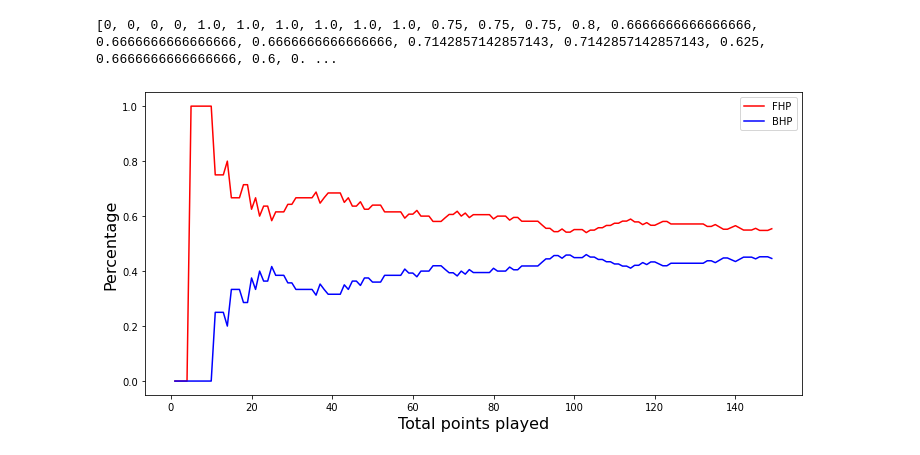
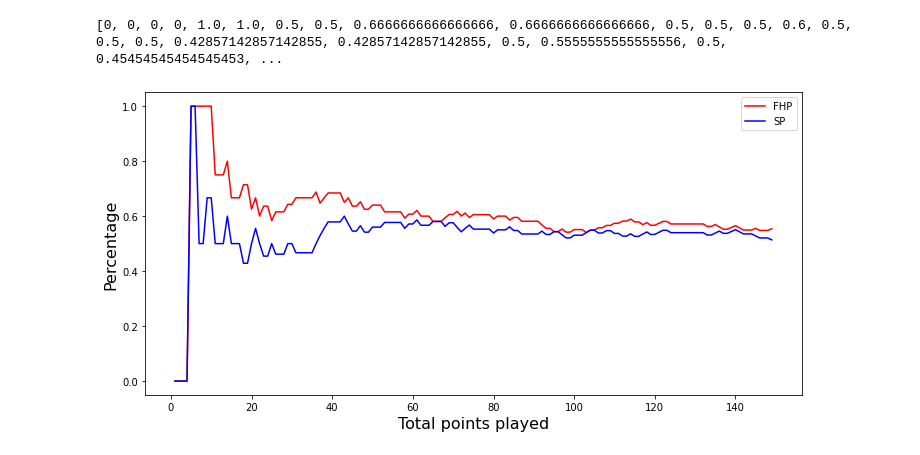
Before and after one commit to schiang28/Rouse, a Jupyter notebook: time series.ipynb, the cells around one changed output. Saved outputs shown, nothing was run; the diff lists cells and outputs as text; code cells hidden in the pictures.

Commit message:
SP plot

```diff
--- a/time series.ipynb
+++ b/time series.ipynb
@@ -175,40 +193,41 @@ for p in range(len(data)):
         else:
             fhp_percentages.append(0)
 
-print(fhp_percentages)
-total_points_played = list(range(1,len(fhp_percentages)+1))
+#print(fhp_percentages)
+total_points_played = list(range(1,len(data)+1))
 
 
-# BHP percentage of total points won on a backhand
-pwob = 0
+# SP serve percentage vs time
+pwos = 0
 pwit = 0
-bhp_percentages=[]
+sp_percentages=[]
 for p in range(len(data)):
     point = data[p]
     if point[2]==player:
-        if point[4]=='Backhand':
-            pwob+=1
+        if point[6]==player:
+            pwos+=1
         pwit+=1
-        bhp = pwob/pwit
-        bhp_percentages.append(bhp)
+        sp = pwos/pwit
+        sp_percentages.append(sp)
     else:
-        if len(bhp_percentages)>1:
-            bhp_percentages.append(bhp_percentages[-1])
+        if len(sp_percentages)>1:
+            sp_percentages.append(sp_percentages[-1])
         else:
-            bhp_percentages.append(0)
+            sp_percentages.append(0)
+print(sp_percentages)
 # %% [output]
-[0, 0, 0, 0, 1.0, 1.0, 1.0, 1.0, 1.0, 1.0, 0.75, 0.75, 0.75, 0.8, 0.6666666666666666, 0.6666666666666666, 0.6666666666666666, 0.7142857142857143, 0.7142857142857143, 0.625, 0.6666666666666666, 0.6, 0. ...
+[0, 0, 0, 0, 1.0, 1.0, 0.5, 0.5, 0.6666666666666666, 0.6666666666666666, 0.5, 0.5, 0.5, 0.6, 0.5, 0.5, 0.5, 0.42857142857142855, 0.42857142857142855, 0.5, 0.5555555555555556, 0.5, 0.45454545454545453, ...
 # %%
 plt.figure(figsize=(10,5))
 plt.plot(total_points_played, fhp_percentages, color='r', label='FHP')
-plt.plot(total_points_played, bhp_percentages, color='b', label='BHP')
+plt.plot(total_points_played, sp_percentages, color='b', label='SP')
 
 
 plt.legend()
 plt.xlabel("Total points played", fontsize=16)
 plt.ylabel("Percentage",fontsize=16)
 plt.tight_layout()
 plt.savefig('featuresandtime.pdf', dpi=300)
 plt.show()
 # %% [output]
-[figure, old version]
+[figure, new version]
```
Also changed, not shown: parts of 1 cell of this notebook, 1 other file.
